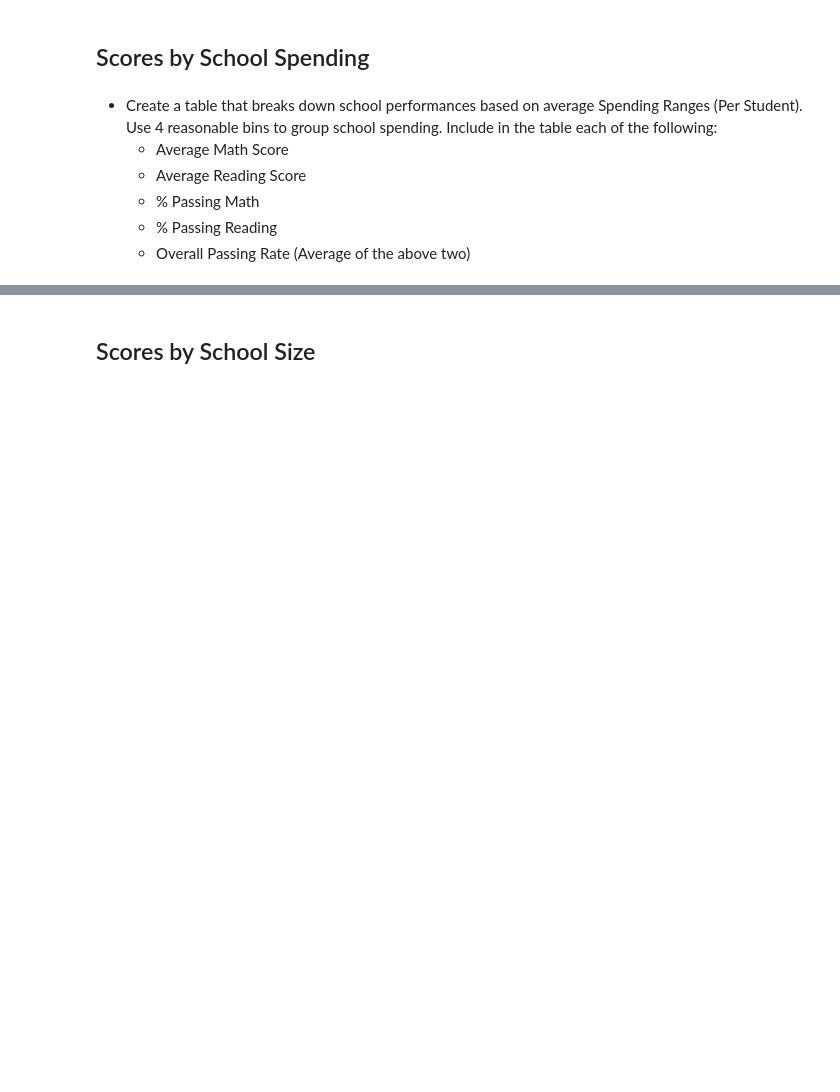
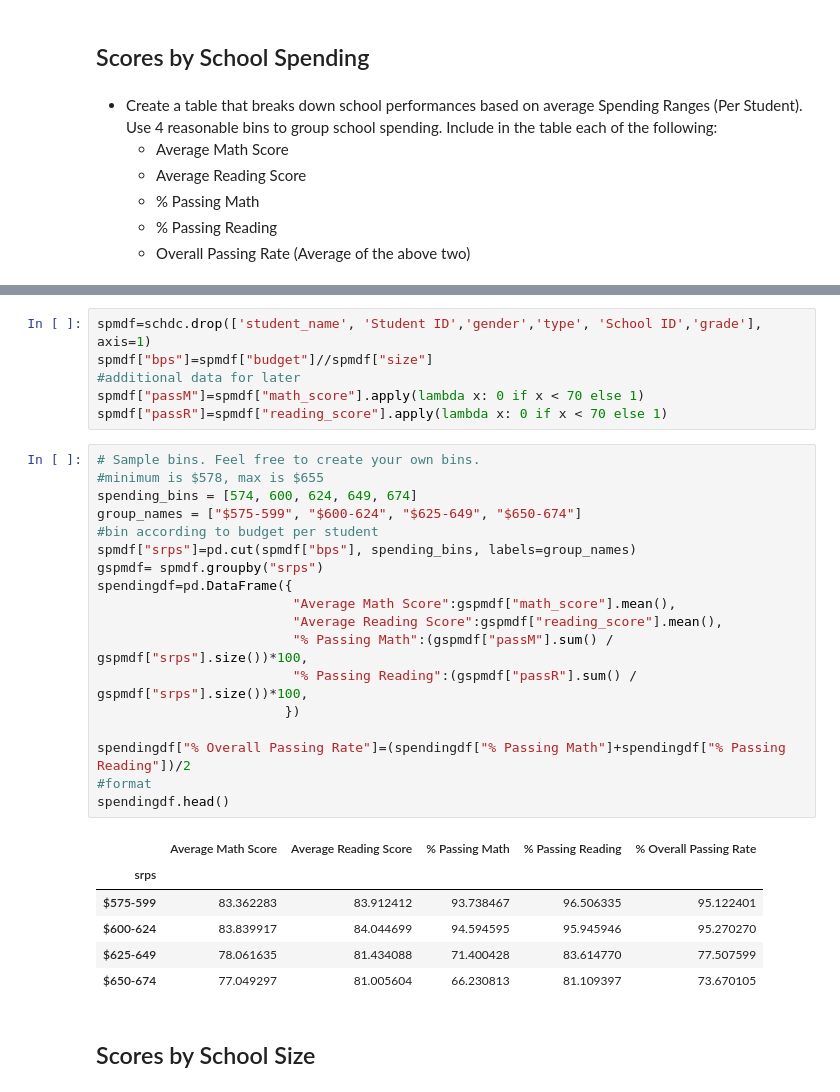
Before and after one commit to hvannia/AcademyOfPy, a Jupyter notebook: PyCitySchools.ipynb, the cells around one changed output, grey strips where cells are left out. Saved outputs shown, nothing was run; the diff lists cells and outputs as text; blank space fills up the shorter version.

```diff
--- a/PyCitySchools.ipynb
+++ b/PyCitySchools.ipynb
@@ -271,3 +259,34 @@ group_names = ["<$585", "$585-615", "$615-645", "$645-675"]
+# %%
+spmdf=schdc.drop(['student_name', 'Student ID','gender','type', 'School ID','grade'], axis=1)
+spmdf["bps"]=spmdf["budget"]//spmdf["size"]
+#additional data for later
+spmdf["passM"]=spmdf["math_score"].apply(lambda x: 0 if x < 70 else 1)
+spmdf["passR"]=spmdf["reading_score"].apply(lambda x: 0 if x < 70 else 1)
+# %%
+# Sample bins. Feel free to create your own bins.
+#minimum is $578, max is $655
+spending_bins = [574, 600, 624, 649, 674]
+group_names = ["$575-599", "$600-624", "$625-649", "$650-674"]
+#bin according to budget per student
+spmdf["srps"]=pd.cut(spmdf["bps"], spending_bins, labels=group_names)
+gspmdf= spmdf.groupby("srps")
+spendingdf=pd.DataFrame({
+                         "Average Math Score":gspmdf["math_score"].mean(),
+                         "Average Reading Score":gspmdf["reading_score"].mean(),
+                         "% Passing Math":(gspmdf["passM"].sum() / gspmdf["srps"].size())*100,
+                         "% Passing Reading":(gspmdf["passR"].sum() / gspmdf["srps"].size())*100,
+                        })
+
+spendingdf["% Overall Passing Rate"]=(spendingdf["% Passing Math"]+spendingdf["% Passing Reading"])/2
+#format
+spendingdf.head()
+# %% [output]
+|  | Average Math Score | Average Reading Score | % Passing Math | % Passing Reading | % Overall Passing Rate |
+| srps |  |  |  |  |  |
+| $575-599 | 83.362283 | 83.912412 | 93.738467 | 96.506335 | 95.122401 |
+| $600-624 | 83.839917 | 84.044699 | 94.594595 | 95.945946 | 95.270270 |
+| $625-649 | 78.061635 | 81.434088 | 71.400428 | 83.614770 | 77.507599 |
+| $650-674 | 77.049297 | 81.005604 | 66.230813 | 81.109397 | 73.670105 |
 # %% [markdown]
 ## Scores by School Size
 # %% [markdown]
```
Also changed, not shown: parts of 7 cells of this notebook.
